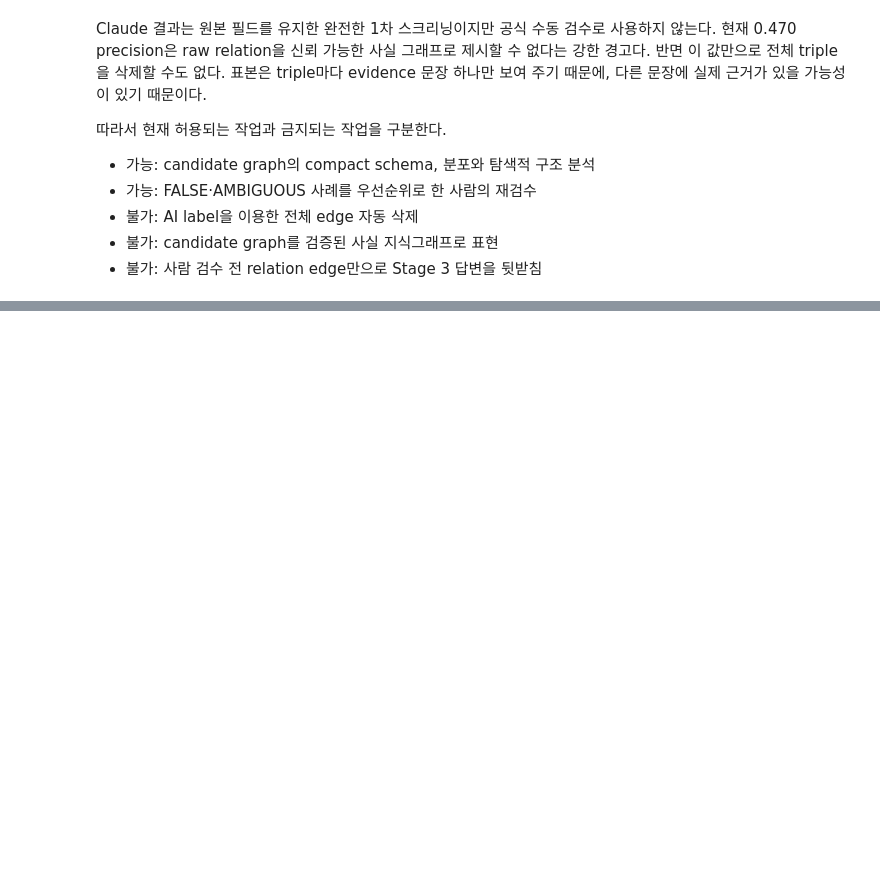
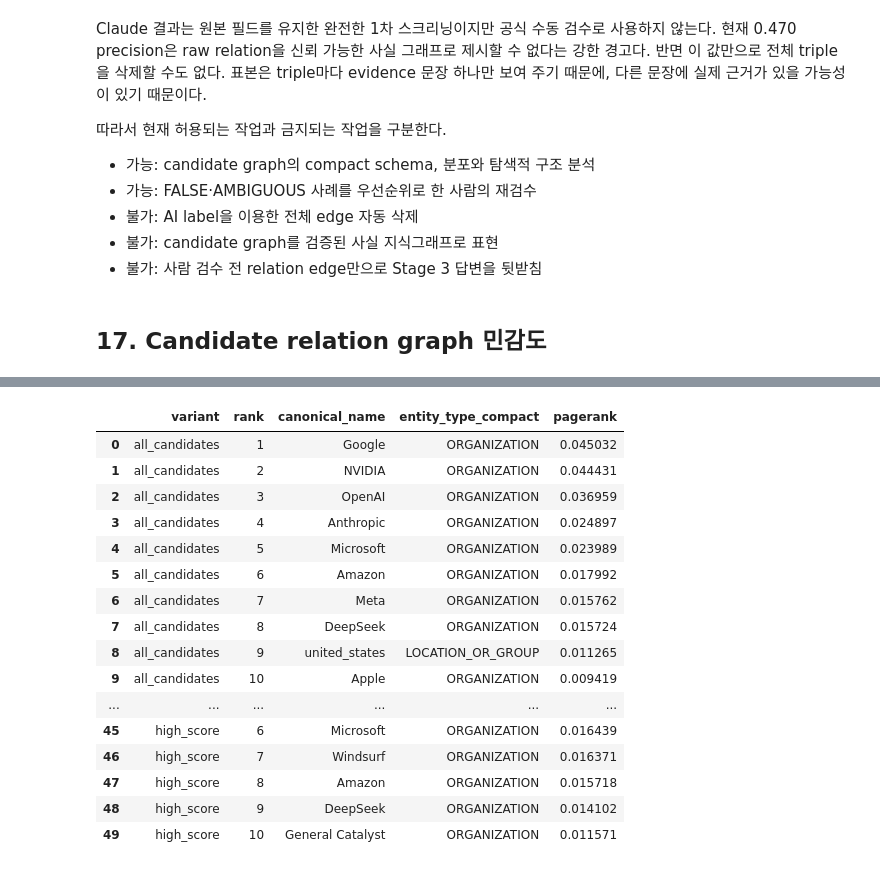
Before and after one commit to jihyeon26/2026-09-CLT-computational_language, a Jupyter notebook: notebooks/stage1_wp3_open_models_contract.ipynb, the cells around one changed output, grey strips where cells are left out. Drawn from its saved outputs; the diff is of its cells as text; code cells hidden in the pictures; blank space fills up the shorter version.

```diff
--- a/notebooks/stage1_wp3_open_models_contract.ipynb
+++ b/notebooks/stage1_wp3_open_models_contract.ipynb
@@ -820,3 +822,36 @@ Claude 결과는 원본 필드를 유지한 완전한 1차 스크리닝이지만
 - 불가: AI label을 이용한 전체 edge 자동 삭제
 - 불가: candidate graph를 검증된 사실 지식그래프로 표현
 - 불가: 사람 검수 전 relation edge만으로 Stage 3 답변을 뒷받침
+# %% [markdown]
+## 17. Candidate relation graph 민감도
+# %%
+required_sensitivity_files = [
+    "relation_variant_summary.csv",
+    "relation_variant_stability.csv",
+    "relation_top_nodes.csv",
+    "cooccurrence_threshold_summary.csv",
+]
+for filename in required_sensitivity_files:
+    assert (SENSITIVITY_ARTIFACT_DIR / filename).exists(), filename
+
+relation_variant_summary = pd.read_csv(
+    SENSITIVITY_ARTIFACT_DIR / "relation_variant_summary.csv"
+)
+relation_stability = pd.read_csv(
+    SENSITIVITY_ARTIFACT_DIR / "relation_variant_stability.csv"
+)
+relation_top_nodes = pd.read_csv(
+    SENSITIVITY_ARTIFACT_DIR / "relation_top_nodes.csv"
+)
+
+display(relation_variant_summary)
+display(
+    relation_top_nodes[relation_top_nodes["rank"] <= 10][
+        ["variant", "rank", "canonical_name", "entity_type_compact", "pagerank"]
+    ]
+)
+
+assert set(relation_variant_summary["validation_status"]) == {
+    "candidate_pending_human_validation"
+}
+# %% [output]
@@ -822,0 +862,17 @@ Claude 결과는 원본 필드를 유지한 완전한 1차 스크리닝이지만
+|  | variant | rank | canonical_name | entity_type_compact | pagerank |
+| 0 | all_candidates | 1 | Google | ORGANIZATION | 0.045032 |
+| 1 | all_candidates | 2 | NVIDIA | ORGANIZATION | 0.044431 |
+| 2 | all_candidates | 3 | OpenAI | ORGANIZATION | 0.036959 |
+| 3 | all_candidates | 4 | Anthropic | ORGANIZATION | 0.024897 |
+| 4 | all_candidates | 5 | Microsoft | ORGANIZATION | 0.023989 |
+| 5 | all_candidates | 6 | Amazon | ORGANIZATION | 0.017992 |
+| 6 | all_candidates | 7 | Meta | ORGANIZATION | 0.015762 |
+| 7 | all_candidates | 8 | DeepSeek | ORGANIZATION | 0.015724 |
+| 8 | all_candidates | 9 | united_states | LOCATION_OR_GROUP | 0.011265 |
+| 9 | all_candidates | 10 | Apple | ORGANIZATION | 0.009419 |
+| ... | ... | ... | ... | ... | ... |
+| 45 | high_score | 6 | Microsoft | ORGANIZATION | 0.016439 |
+| 46 | high_score | 7 | Windsurf | ORGANIZATION | 0.016371 |
+| 47 | high_score | 8 | Amazon | ORGANIZATION | 0.015718 |
+| 48 | high_score | 9 | DeepSeek | ORGANIZATION | 0.014102 |
+| 49 | high_score | 10 | General Catalyst | ORGANIZATION | 0.011571 |
```
Also changed, not shown: parts of 12 cells of this notebook, 1 other file.
